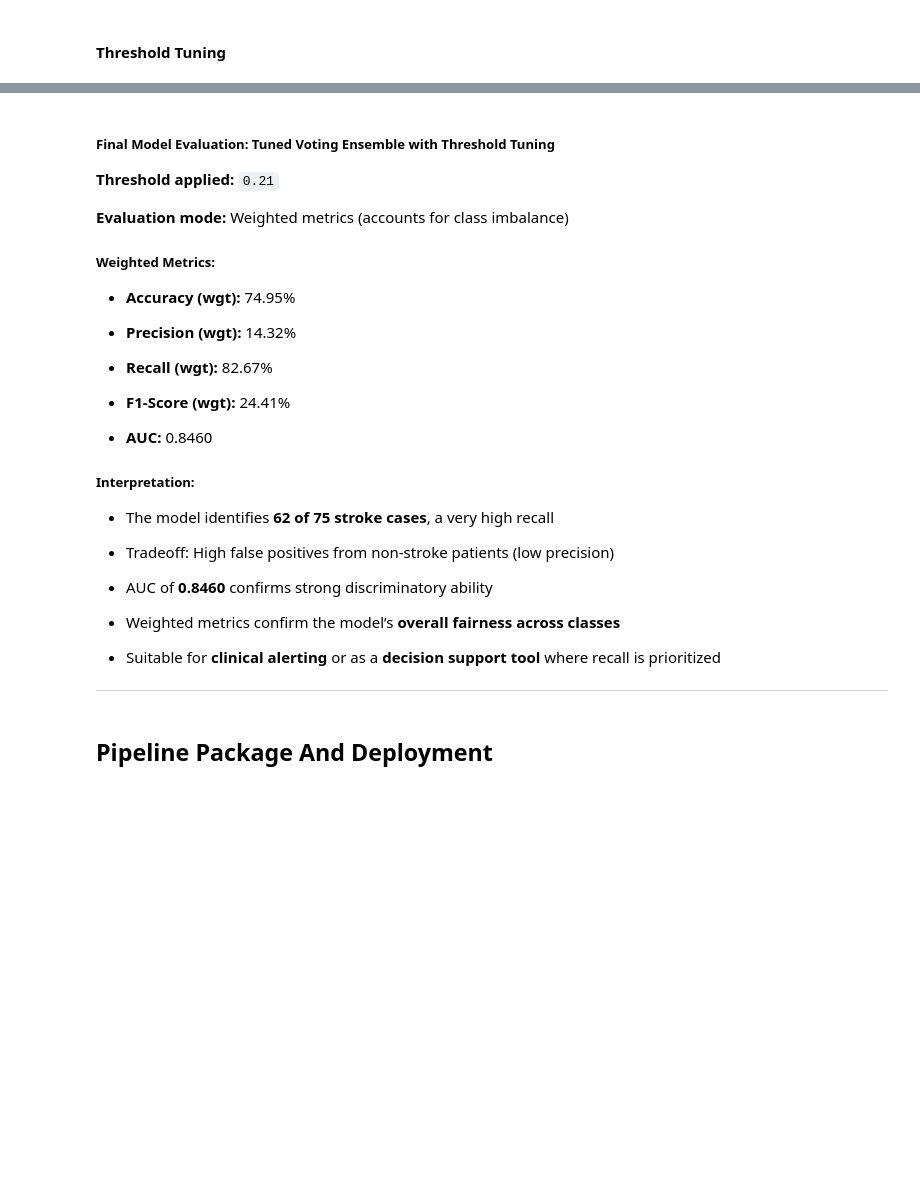
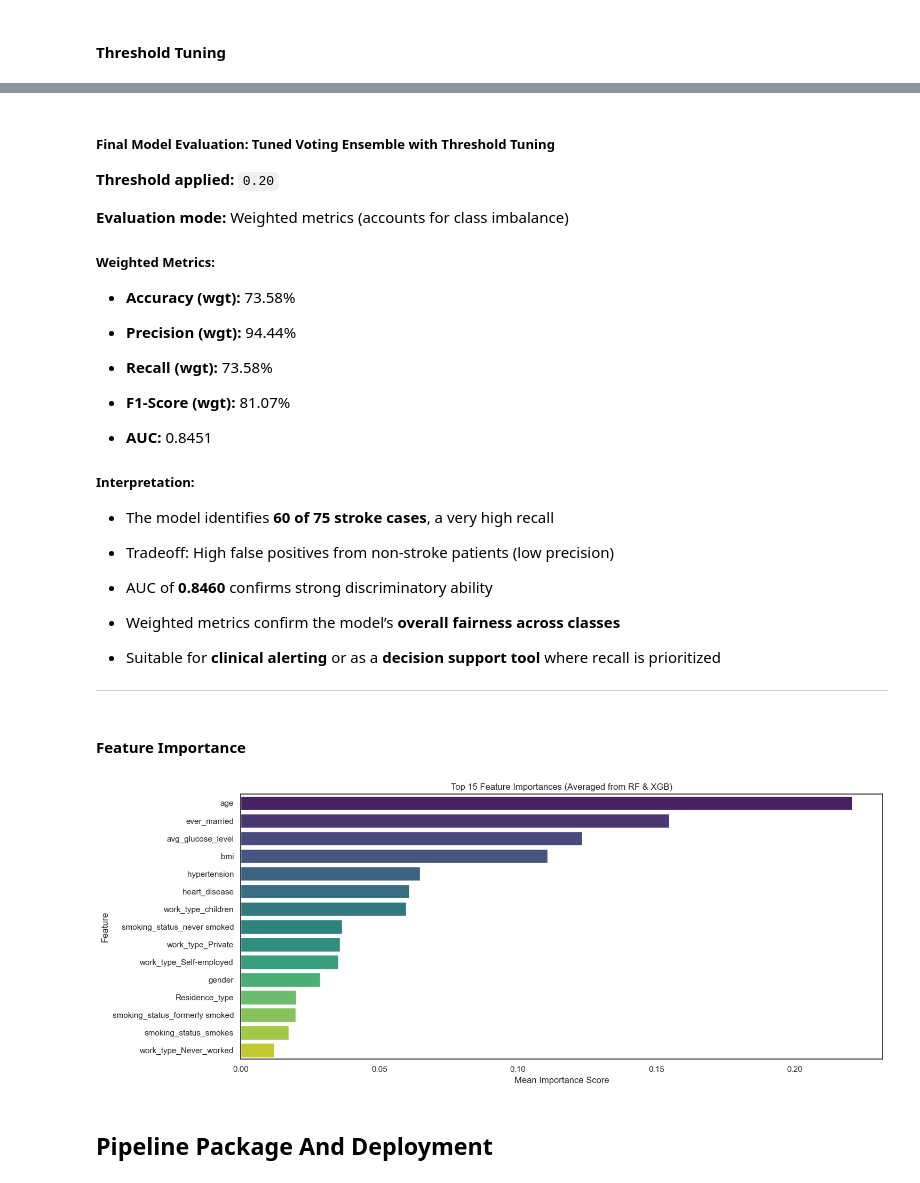
Before and after one commit to bondpapi/Stroke-Prediction, a Jupyter notebook: stroke_prediction.ipynb, the cells around one changed output, grey strips where cells are left out. Cells and saved outputs as stored; diff of their text form; code cells hidden in the pictures; blank space fills up the shorter version.

```diff
--- a/stroke_prediction.ipynb
+++ b/stroke_prediction.ipynb
@@ -1491,23 +1469,23 @@ Actual Yes      13               62
 # %% [markdown]
 ##### Final Model Evaluation: Tuned Voting Ensemble with Threshold Tuning
 
-**Threshold applied:** `0.21`
+**Threshold applied:** `0.20`
 
 **Evaluation mode:** Weighted metrics (accounts for class imbalance)
 
 ##### Weighted Metrics:
-- **Accuracy (wgt):** 74.95%
+- **Accuracy (wgt):** 73.58%
 
-- **Precision (wgt):** 14.32%
+- **Precision (wgt):** 94.44%
 
-- **Recall (wgt):** 82.67%
+- **Recall (wgt):** 73.58%
 
-- **F1-Score (wgt):** 24.41%
+- **F1-Score (wgt):** 81.07%
 
-- **AUC:** 0.8460
+- **AUC:** 0.8451
 
 ##### Interpretation:
-- The model identifies **62 of 75 stroke cases**, a very high recall
+- The model identifies **60 of 75 stroke cases**, a very high recall
 
 - Tradeoff: High false positives from non-stroke patients (low precision)
 
@@ -1518,6 +1496,36 @@ Actual Yes      13               62
 - Suitable for **clinical alerting** or as a **decision support tool** where recall is prioritized
 
 ---
+# %% [markdown]
+#### Feature Importance
+# %%
+feature_names = X_train.columns
+
+fitted_rf = voting_ensemble_tuned.named_estimators_['rf']
+fitted_xgb = voting_ensemble_tuned.named_estimators_['xgb']
+
+rf_importances = fitted_rf.feature_importances_
+xgb_importances = fitted_xgb.feature_importances_
+
+
+importance_df = pd.DataFrame({
+    'Feature': feature_names,
+    'Random Forest': rf_importances,
+    'XGBoost': xgb_importances,
+    'Mean Importance': (rf_importances + xgb_importances) / 2
+})
+
+importance_df = importance_df.sort_values(by='Mean Importance', ascending=False)
+
+plt.figure(figsize=(15, 6))
+sns.barplot(data=importance_df.head(15), x='Mean Importance', y='Feature', palette='viridis', hue='Feature', legend=False)
+plt.title("Top 15 Feature Importances (Averaged from RF & XGB)")
+plt.xlabel("Mean Importance Score")
+plt.ylabel("Feature")
+plt.tight_layout()
+plt.show()
+# %% [output]
+[figure, added]
 # %% [markdown]
 ## Pipeline Package And Deployment
 # %% [markdown]
```
Also changed, not shown: parts of 26 cells of this notebook, 1 other file.
